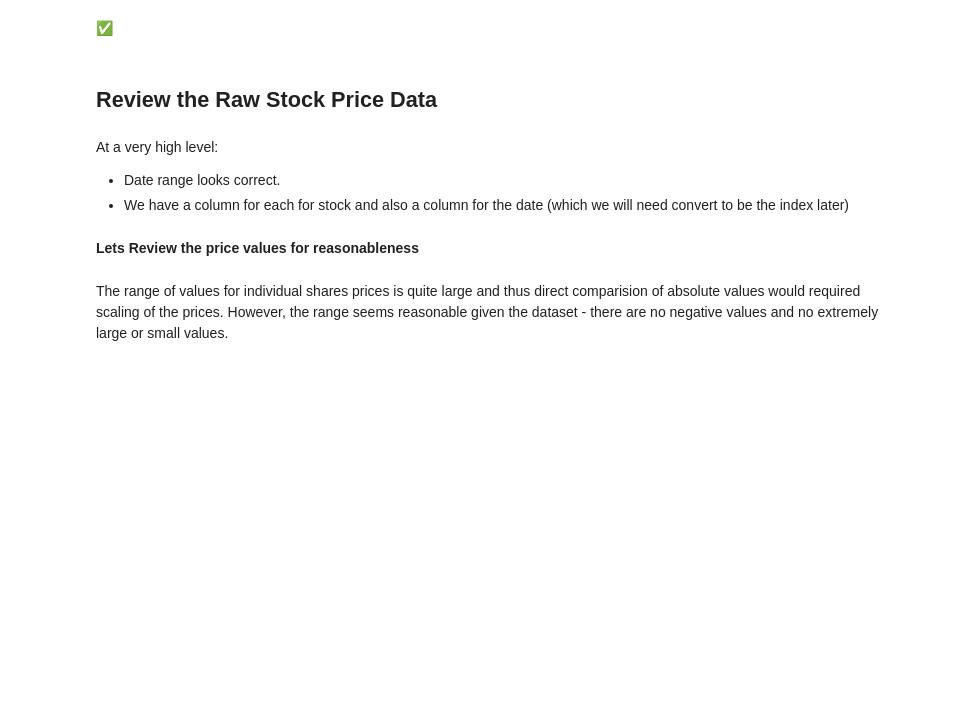
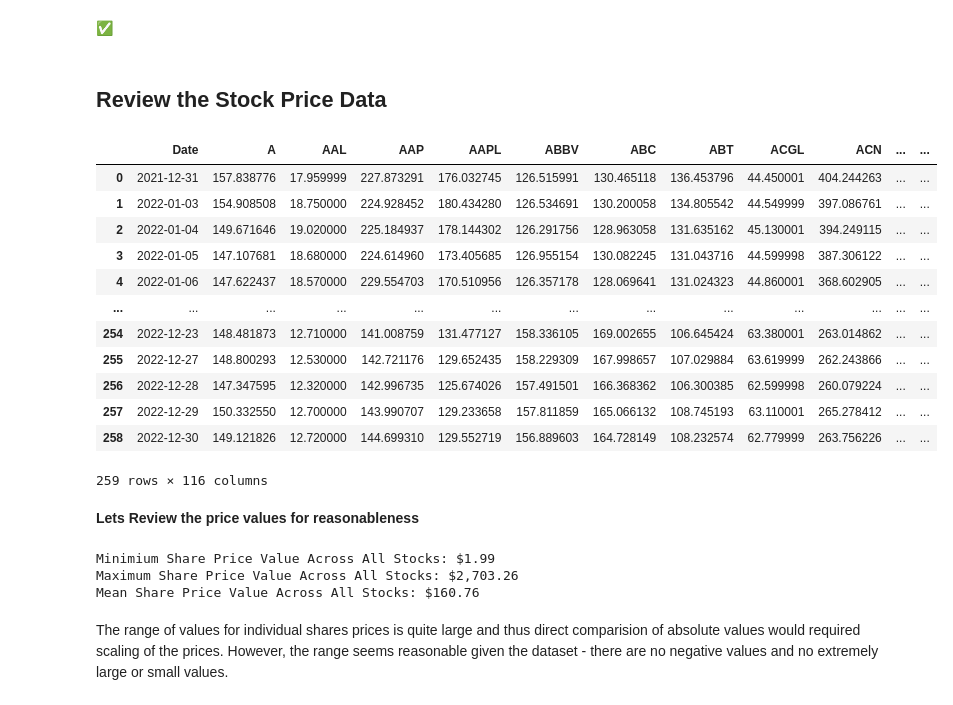
Before and after one commit to raymcg/ZZEN9021, a Jupyter notebook: Final Project.ipynb, the cells around one changed output. Saved outputs shown, nothing was run; the diff lists cells and outputs as text; code cells hidden in the pictures; blank space fills up the shorter version.

```diff
--- a/Final Project.ipynb
+++ b/Final Project.ipynb
@@ -309,20 +351,33 @@ fx_prices
 # %% [markdown]
 &#x2705;
 # %% [markdown]
-## Review the Raw Stock Price Data
+## Review the Stock Price Data
 # %%
-raw_stock_prices_df
+stock_prices_df
+# %% [output]
+|  | Date | A | AAL | AAP | AAPL | ABBV | ABC | ABT | ACGL | ACN | ... | ... |
+| 0 | 2021-12-31 | 157.838776 | 17.959999 | 227.873291 | 176.032745 | 126.515991 | 130.465118 | 136.453796 | 44.450001 | 404.244263 | ... | ... |
+| 1 | 2022-01-03 | 154.908508 | 18.750000 | 224.928452 | 180.434280 | 126.534691 | 130.200058 | 134.805542 | 44.549999 | 397.086761 | ... | ... |
+| 2 | 2022-01-04 | 149.671646 | 19.020000 | 225.184937 | 178.144302 | 126.291756 | 128.963058 | 131.635162 | 45.130001 | 394.249115 | ... | ... |
+| 3 | 2022-01-05 | 147.107681 | 18.680000 | 224.614960 | 173.405685 | 126.955154 | 130.082245 | 131.043716 | 44.599998 | 387.306122 | ... | ... |
+| 4 | 2022-01-06 | 147.622437 | 18.570000 | 229.554703 | 170.510956 | 126.357178 | 128.069641 | 131.024323 | 44.860001 | 368.602905 | ... | ... |
+| ... | ... | ... | ... | ... | ... | ... | ... | ... | ... | ... | ... | ... |
+| 254 | 2022-12-23 | 148.481873 | 12.710000 | 141.008759 | 131.477127 | 158.336105 | 169.002655 | 106.645424 | 63.380001 | 263.014862 | ... | ... |
+| 255 | 2022-12-27 | 148.800293 | 12.530000 | 142.721176 | 129.652435 | 158.229309 | 167.998657 | 107.029884 | 63.619999 | 262.243866 | ... | ... |
+| 256 | 2022-12-28 | 147.347595 | 12.320000 | 142.996735 | 125.674026 | 157.491501 | 166.368362 | 106.300385 | 62.599998 | 260.079224 | ... | ... |
+| 257 | 2022-12-29 | 150.332550 | 12.700000 | 143.990707 | 129.233658 | 157.811859 | 165.066132 | 108.745193 | 63.110001 | 265.278412 | ... | ... |
+| 258 | 2022-12-30 | 149.121826 | 12.720000 | 144.699310 | 129.552719 | 156.889603 | 164.728149 | 108.232574 | 62.779999 | 263.756226 | ... | ... |
+259 rows × 116 columns
-# %% [markdown]
-At a very high level:
-
-* Date range looks correct.
-* We have a column for each for stock and also a column for the date (which we will need convert to be the index later)
 # %% [markdown]
 **Lets Review the price values for reasonableness**
 # %%
-print(f"Minimium Share Price Value Across All Stocks: ${raw_stock_prices_df.select_dtypes(include='number').min().min():,.02f}")
-print(f"Maximum Share Price Value Across All Stocks: ${raw_stock_prices_df.select_dtypes(include='number').max().max():,.02f}")
-print(f"Mean Share Price Value Across All Stocks: ${raw_stock_prices_df.select_dtypes(include='number').mean().mean():,.02f}")
+print(f"Minimium Share Price Value Across All Stocks: ${stock_prices_df.select_dtypes(include='number').min().min():,.02f}")
+print(f"Maximum Share Price Value Across All Stocks: ${stock_prices_df.select_dtypes(include='number').max().max():,.02f}")
+print(f"Mean Share Price Value Across All Stocks: ${stock_prices_df.select_dtypes(include='number').mean().mean():,.02f}")
+# %% [output]
+Minimium Share Price Value Across All Stocks: $1.99
+Maximum Share Price Value Across All Stocks: $2,703.26
+Mean Share Price Value Across All Stocks: $160.76
 # %% [markdown]
 The range of values for individual shares prices is quite large and thus direct comparision of absolute values would required scaling of the prices.
 However, the range seems reasonable given the dataset - there are no negative values and no extremely large or small values.
```
Also changed, not shown: parts of 68 cells of this notebook.
